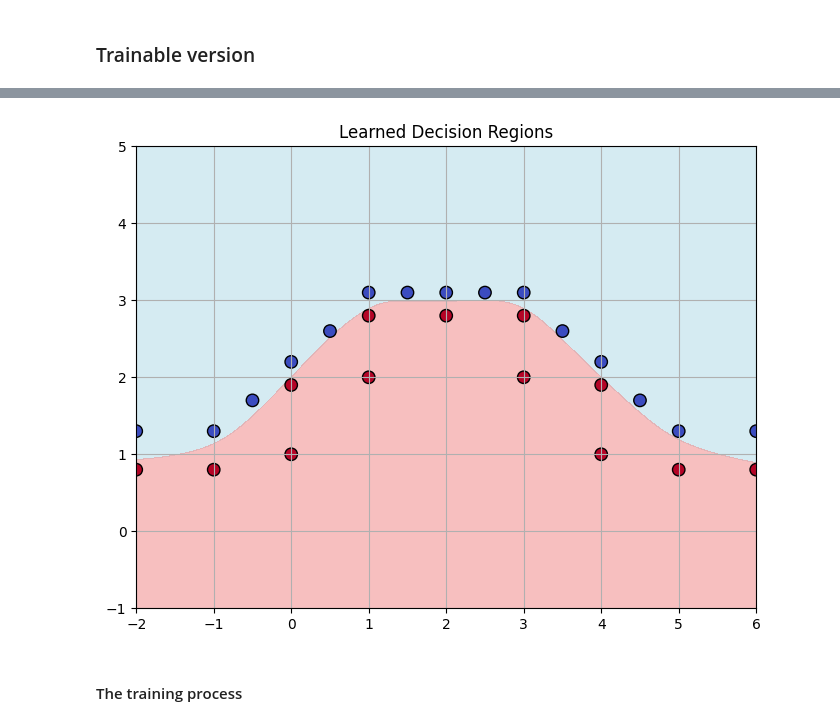
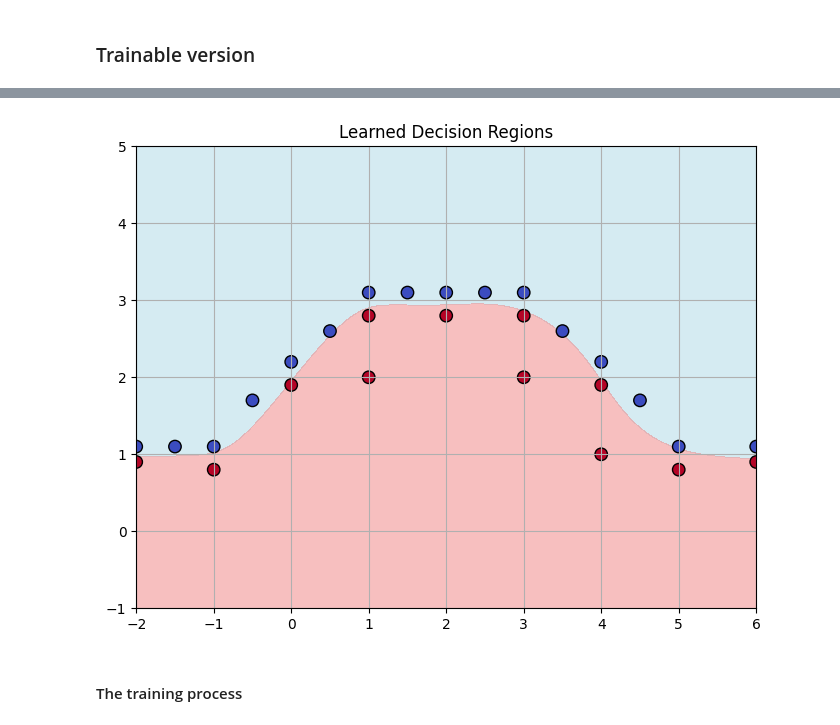
Before and after one commit to fujin55/Ai-lab-5, a Jupyter notebook: exercises/05_ANN.ipynb, the cells around one changed output, grey strips where cells are left out. Drawn from its saved outputs; the diff is of its cells as text; code cells hidden in the pictures.

```diff
--- a/exercises/05_ANN.ipynb
+++ b/exercises/05_ANN.ipynb
@@ -140,14 +140,14 @@ sess.run(init)
 
 # Training data
 train_points = np.array([
-    [-2,   0.8], [-1,  0.8], [0,     1], [1,     2], [1.5, 3.1], [3,   2], [4,    1], [5,  0.8], [6,  0.8],
-    [-2,   1.3], [-1,  1.3], [0,   2.2], [1,   3.1], [2,   3.1], [3, 3.1], [4,  2.2], [5 , 1.3], [6 , 1.3],
+    [-2,   0.9], [-1,  0.8], [-1.5,1.1], [1,     2], [1.5, 3.1], [3,   2], [4,    1], [5,  0.8], [6,  0.9],
+    [-2,   1.1], [-1,  1.1], [0,   2.2], [1,   3.1], [2,   3.1], [3, 3.1], [4,  2.2], [5 , 1.1], [6 , 1.1],
     [0,    1.9], [1,   2.8], [2,   2.8], [3,   2.8], [4,   1.9],
     [-0.5, 1.7], [0.5, 2.6], [2.5, 3.1], [3.5, 2.6], [4.5, 1.7],
 ], dtype=np.float32)
 
 train_labels = np.array([
-    [1], [1], [1], [1], [0], [1], [1], [1], [1],
+    [1], [1], [0], [1], [0], [1], [1], [1], [1],
     [0], [0], [0], [0], [0], [0], [0], [0], [0],
     [1], [1], [1], [1], [1],
     [0], [0], [0], [0], [0],
@@ -196,4 +196,4 @@ Step 950, Cross-Entropy Loss: 0.0173
-[figure, old version]
+[figure, new version]
 # %% [markdown]
 #### The training process
 # %%
```
Also changed, not shown: parts of 1 cell of this notebook.
